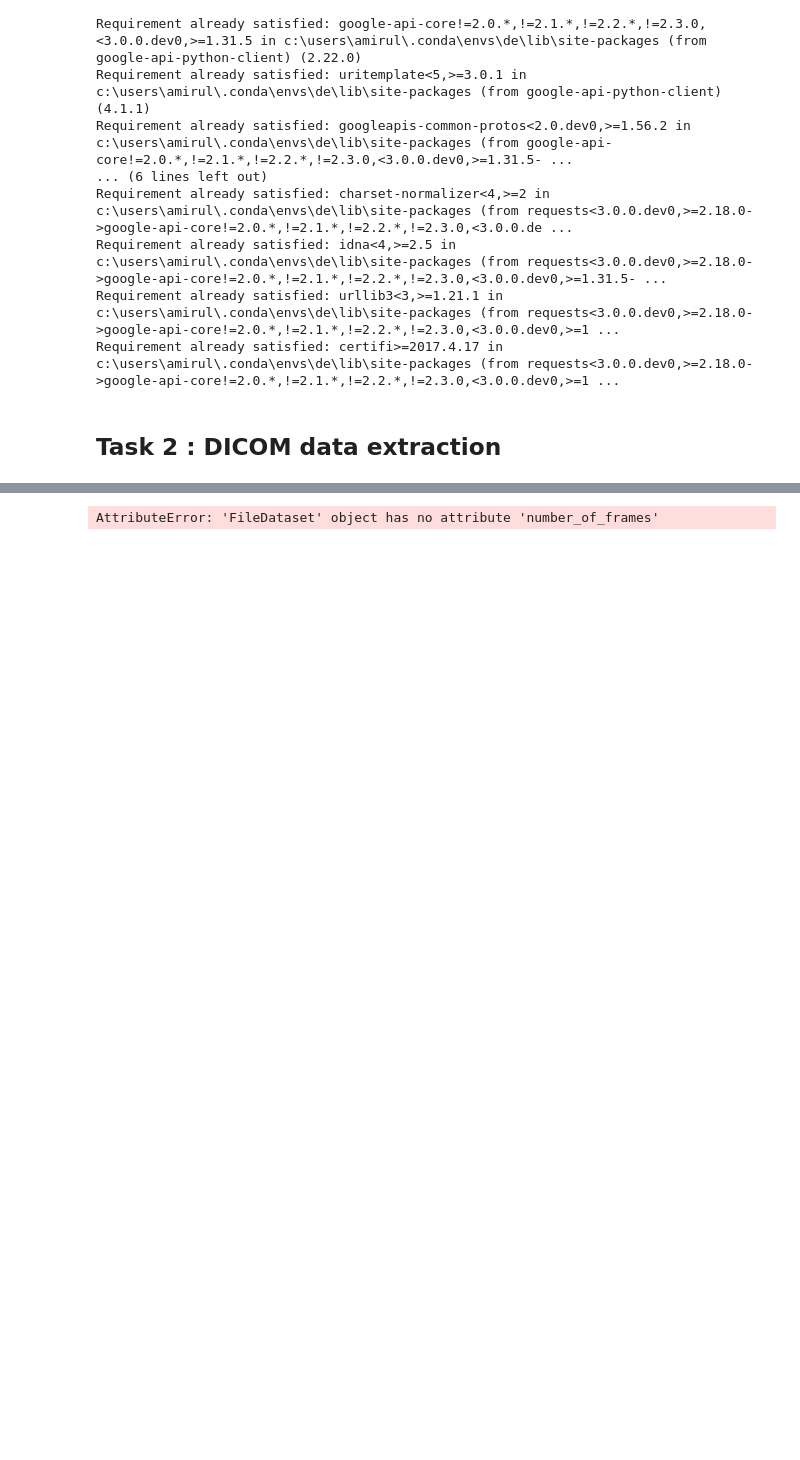
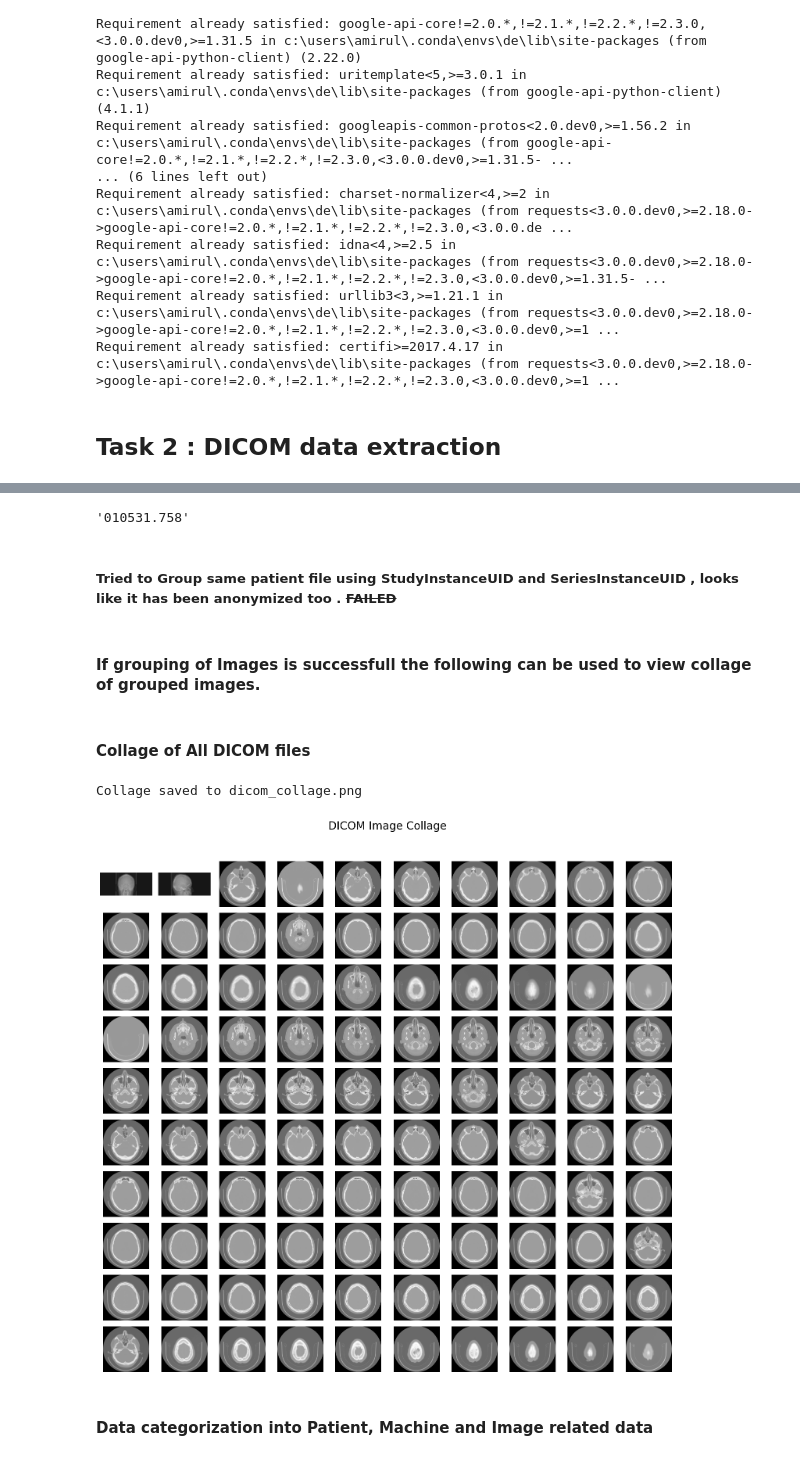
Before and after one commit to Spyder96/Origin-Medical-Research-DE-Challenge, a Jupyter notebook: main.ipynb, the cells around one changed output, grey strips where cells are left out. Cells and saved outputs as stored; diff of their text form; code cells hidden in the pictures; blank space fills up the shorter version.

```diff
--- a/main.ipynb
+++ b/main.ipynb
@@ -315,6 +343,0 @@ dicom_dir = r"C:\Projects\Origin Medical Research DE Challenge\RC-datasets\data-
-# %%
-# List all files in the directory
-files = os.listdir(dicom_dir)
-
-# Filtering only PDF files
-dicom_files = [file for file in files if file.endswith(".dcm") ]
@@ -379,4 +387,6 @@ plt.show()
 # %%
-ds.number_of_frames
+ds.AcquisitionTime
 # %% [output]
-AttributeError: 'FileDataset' object has no attribute 'number_of_frames'
+'010531.758'
+# %% [markdown]
+##### Tried to Group same patient file using **StudyInstanceUID** and **SeriesInstanceUID** , looks like it has been anonymized too . ~~FAILED~~
@@ -382,0 +444,2 @@ AttributeError: 'FileDataset' object has no attribute 'number_of_frames'
+# %% [markdown]
+#### If grouping of Images is successfull the following can be used to view collage of grouped images.
@@ -382,0 +563,51 @@ AttributeError: 'FileDataset' object has no attribute 'number_of_frames'
+# %% [markdown]
+#### Collage of All DICOM files
+# %%
+import os
+import pydicom
+import matplotlib.pyplot as plt
+
+def load_dicom_image(file_path):
+    """Load a DICOM file and return its pixel array."""
+    try:
+        dicom_data = pydicom.dcmread(file_path)
+        pixel_array = dicom_data.pixel_array
+        return pixel_array
+    except Exception as e:
+        print(f"Error loading image from {file_path}: {e}")
+        return None
+
+def create_collage_from_folder(folder_path, output_path=None, grid_size=(10, 10), image_size=(128, 128)):
+    """Create a collage of all DICOM images in the specified folder."""
+    # Get a list of DICOM files in the folder
+    dicom_files = [os.path.join(folder_path, f) for f in os.listdir(folder_path)][:grid_size[0] * grid_size[1]]
+
+    # Load the images
+    images = [load_dicom_image(file) for file in dicom_files]
+
+    # Create a figure with subplots in a grid layout
+    fig, axes = plt.subplots(grid_size[0], grid_size[1], figsize=(15, 15))
+    fig.suptitle("DICOM Image Collage", fontsize=20)
+
+    # Plot each image in the grid
+    for i, ax in enumerate(axes.flat):
+        if i < len(images) and images[i] is not None:
+            # Display each image in grayscale
+            ax.imshow(images[i], cmap="gray")
+        ax.axis("off")  # Hide axis ticks and lines
+
+    plt.tight_layout(rect=[0, 0.03, 1, 0.95])  # Adjust layout to fit title
+    if output_path:
+        plt.savefig(output_path, bbox_inches="tight")
+        print(f"Collage saved to {output_path}")
+    plt.show()
+
+
+# folder containing DICOM files and an optional output path
+output_image_path = "dicom_collage.png"  # Optional: path to save the collage image
+create_collage_from_folder(dicom_dir,output_image_path)
+# %% [output]
+Collage saved to dicom_collage.png
+[figure, added]
+# %% [markdown]
+#### Data categorization into Patient, Machine and Image related data
```
Also changed, not shown: parts of 31 cells of this notebook, 3 other files.
